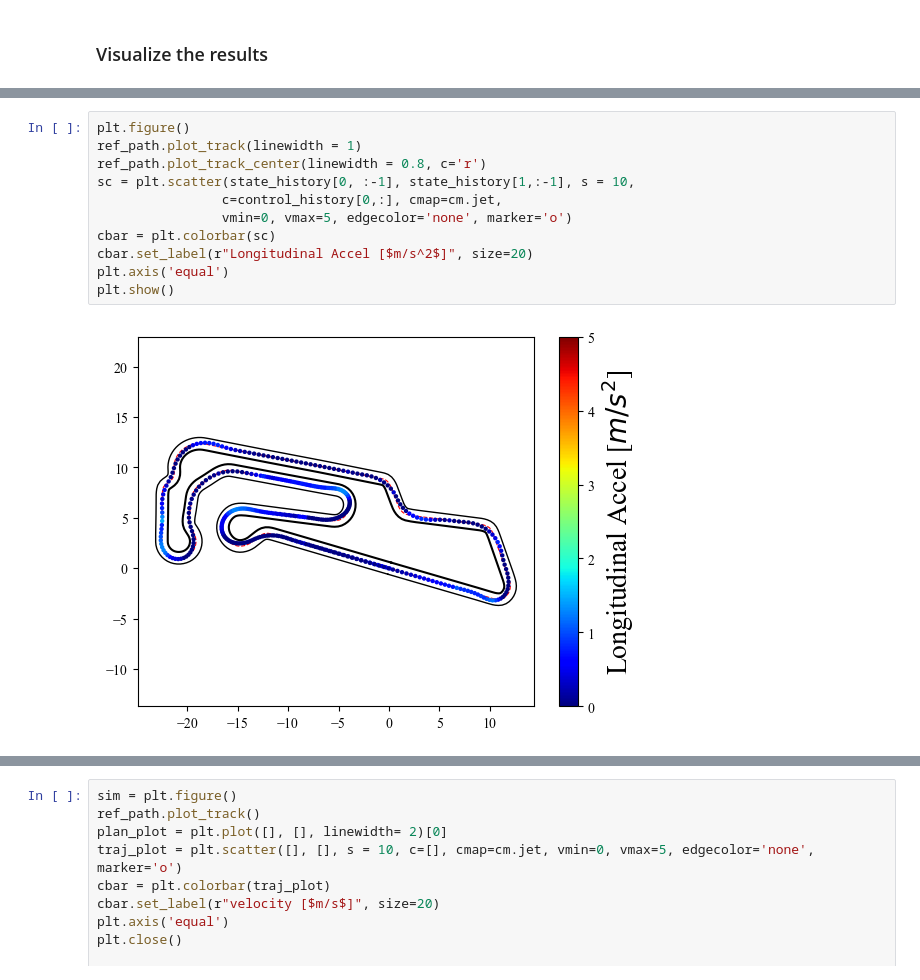
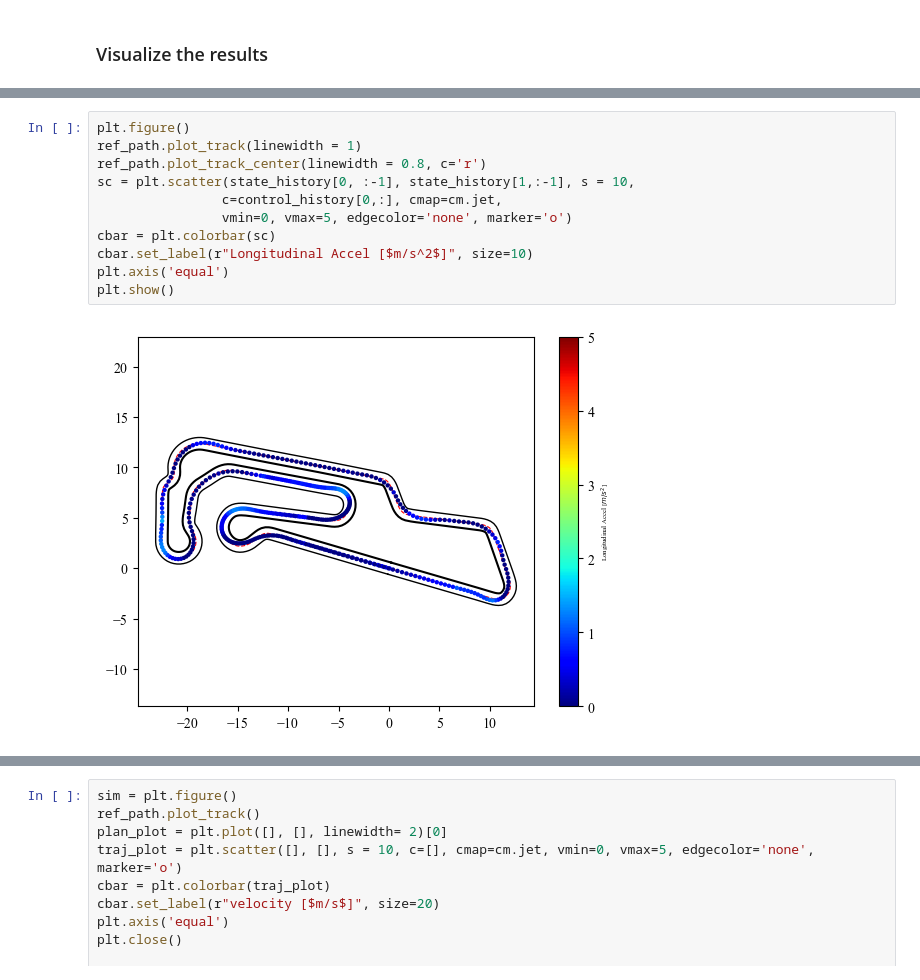
Before and after one commit to SafeRoboticsLab/PrincetonRaceCar_planning, a Jupyter notebook: scripts/planner/task1.ipynb, the cells around one changed output, grey strips where cells are left out. Drawn from its saved outputs; the diff is of its cells as text.

```diff
--- a/scripts/planner/task1.ipynb
+++ b/scripts/planner/task1.ipynb
@@ -191,16 +187,16 @@ plt.show()
 # %%
 plt.figure()
 ref_path.plot_track(linewidth = 1)
 ref_path.plot_track_center(linewidth = 0.8, c='r')
 sc = plt.scatter(state_history[0, :-1], state_history[1,:-1], s = 10,
                 c=control_history[0,:], cmap=cm.jet,
                 vmin=0, vmax=5, edgecolor='none', marker='o')
 cbar = plt.colorbar(sc)
-cbar.set_label(r"Longitudinal Accel [$m/s^2$]", size=20)
+cbar.set_label(r"Longitudinal Accel [$m/s^2$]", size=10)
 plt.axis('equal')
 plt.show()
 # %% [output]
-[figure, old version]
+[figure, new version]
 # %%
 plt.figure()
 ref_path.plot_track(linewidth = 1)
```
Also changed, not shown: parts of 4 cells of this notebook, 3 other files.
